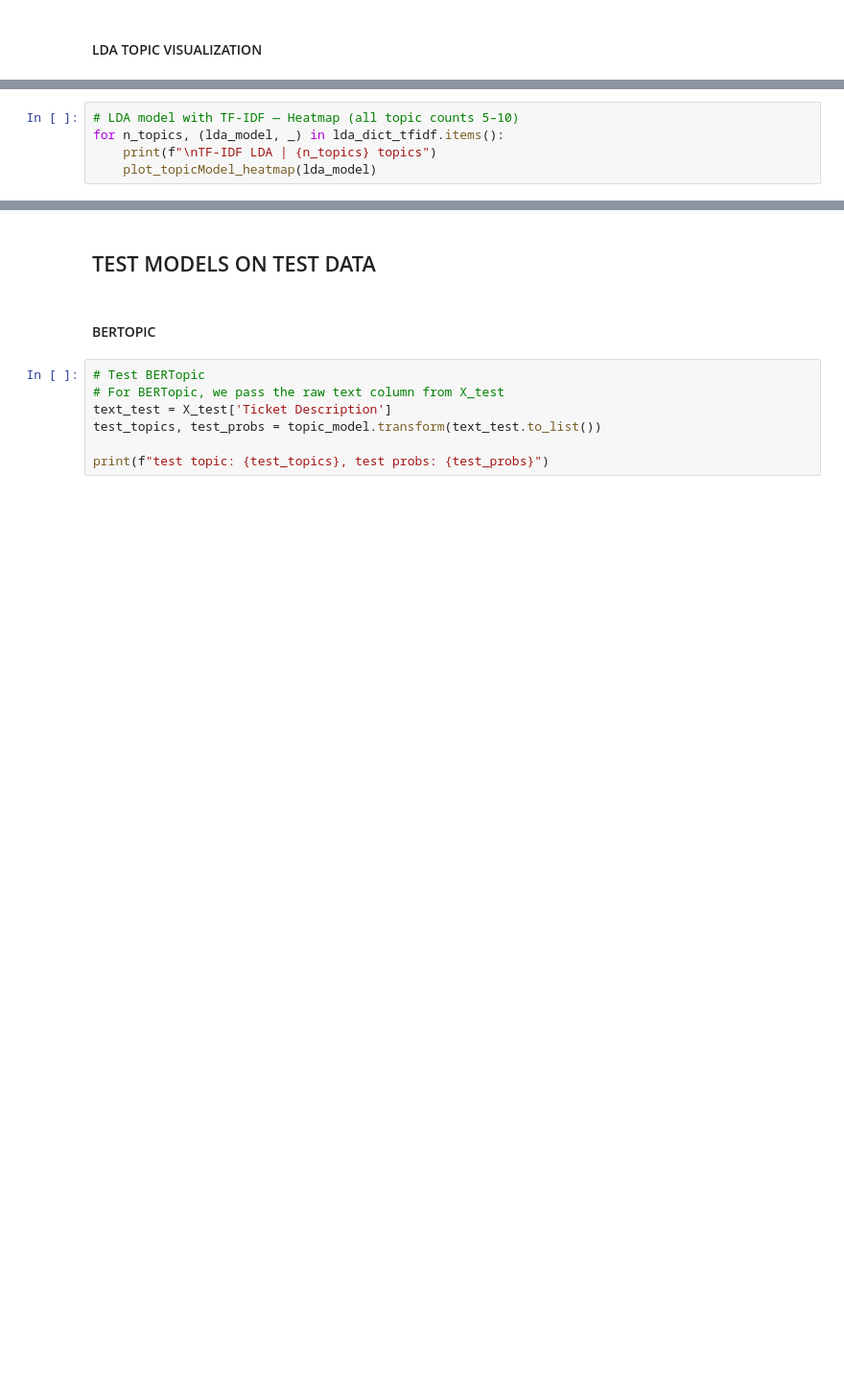
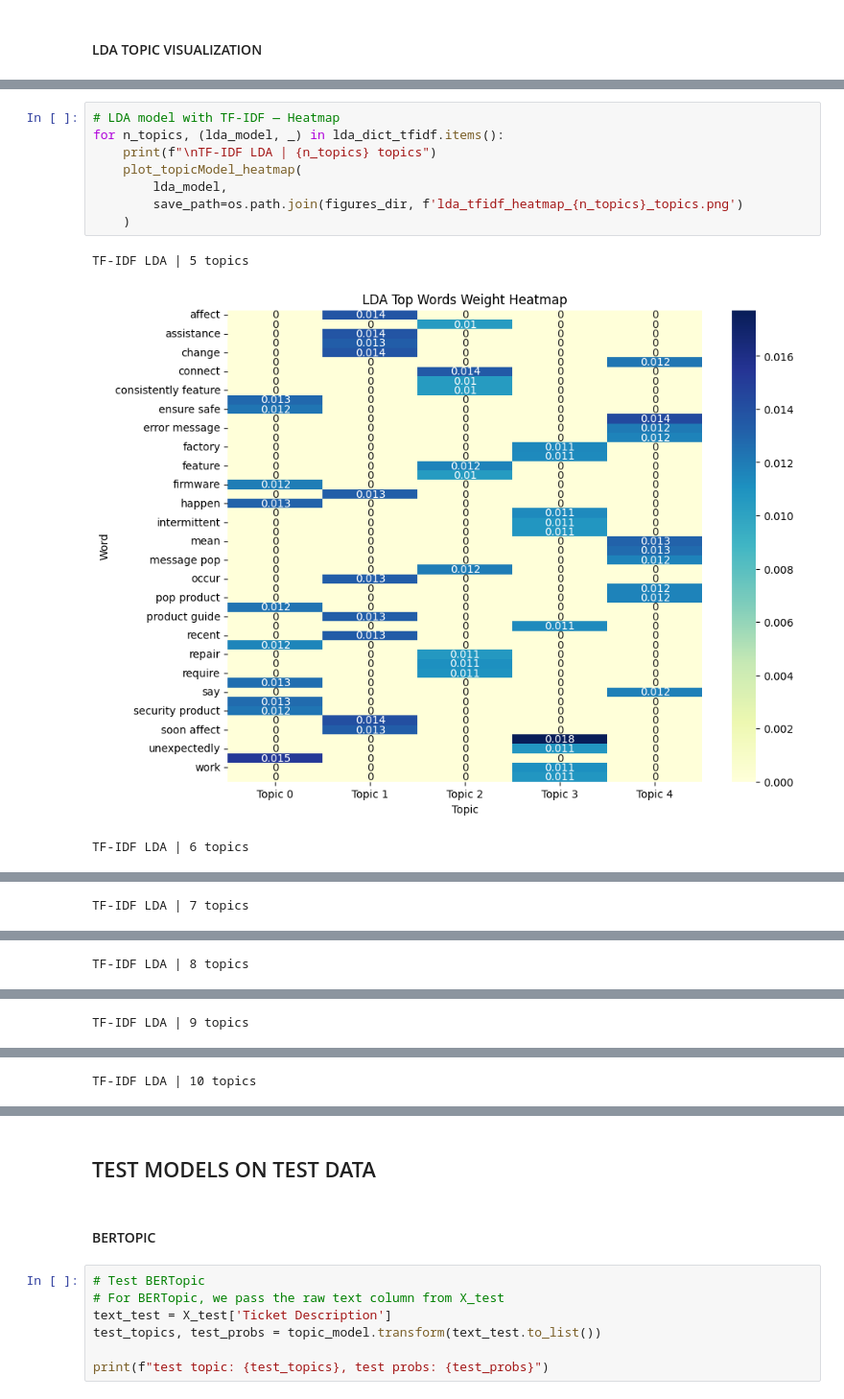
Before and after one commit to Thiruvel-AP/TextAnalytics, a Jupyter notebook: notebooks/04_pipeline/TopicModelling.ipynb, the cells around one changed output, grey strips where cells are left out. Shown at 96% size. Drawn from its saved outputs; the diff is of its cells as text; blank space fills up the shorter version.

```diff
--- a/notebooks/04_pipeline/TopicModelling.ipynb
+++ b/notebooks/04_pipeline/TopicModelling.ipynb
@@ -221,5 +314,12 @@ for n_topics, (lda_model, _) in lda_dict_bow.items():
 # %%
-# LDA model with TF-IDF — Heatmap (all topic counts 5–10)
+# LDA model with TF-IDF — Heatmap
 for n_topics, (lda_model, _) in lda_dict_tfidf.items():
     print(f"\nTF-IDF LDA | {n_topics} topics")
-    plot_topicModel_heatmap(lda_model)
+    plot_topicModel_heatmap(
+        lda_model,
+        save_path=os.path.join(figures_dir, f'lda_tfidf_heatmap_{n_topics}_topics.png')
+    )
+# %% [output]
+TF-IDF LDA | 5 topics
+[figure, added]
+TF-IDF LDA | 6 topics
@@ -225,0 +327 @@ for n_topics, (lda_model, _) in lda_dict_tfidf.items():
+TF-IDF LDA | 7 topics
@@ -225,0 +329 @@ for n_topics, (lda_model, _) in lda_dict_tfidf.items():
+TF-IDF LDA | 8 topics
@@ -225,0 +331 @@ for n_topics, (lda_model, _) in lda_dict_tfidf.items():
+TF-IDF LDA | 9 topics
@@ -225,0 +333 @@ for n_topics, (lda_model, _) in lda_dict_tfidf.items():
+TF-IDF LDA | 10 topics
```
Also changed, not shown: parts of 18 cells of this notebook, 28 other files.
